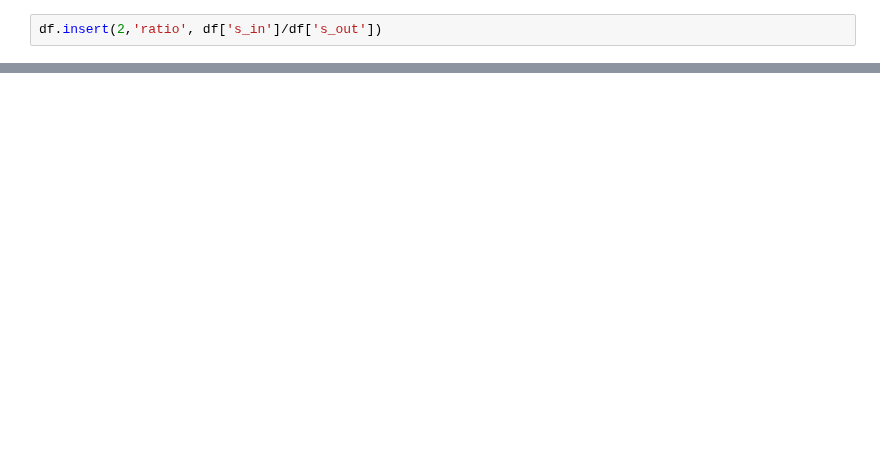
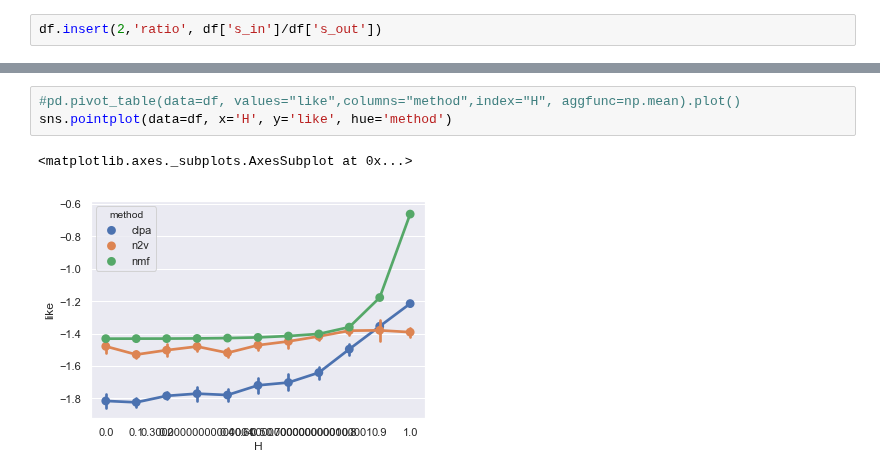
Before and after one commit to FedericoCinus/WoMG, a Jupyter notebook: node2interests/Plot_comparison_methods.ipynb, the cells around one changed output, grey strips where cells are left out. Drawn from its saved outputs; the diff is of its cells as text; blank space fills up the shorter version.

```diff
--- a/node2interests/Plot_comparison_methods.ipynb
+++ b/node2interests/Plot_comparison_methods.ipynb
@@ -250,0 +255,6 @@ pd.pivot_table(data=df, values="ratio",columns="method",index="H").plot()
+# %%
+#pd.pivot_table(data=df, values="like",columns="method",index="H", aggfunc=np.mean).plot()
+sns.pointplot(data=df, x='H', y='like', hue='method')
+# %% [output]
+<matplotlib.axes._subplots.AxesSubplot at 0x...>
+[figure, added]
```
Also changed, not shown: parts of 7 cells of this notebook, 8 other files.
